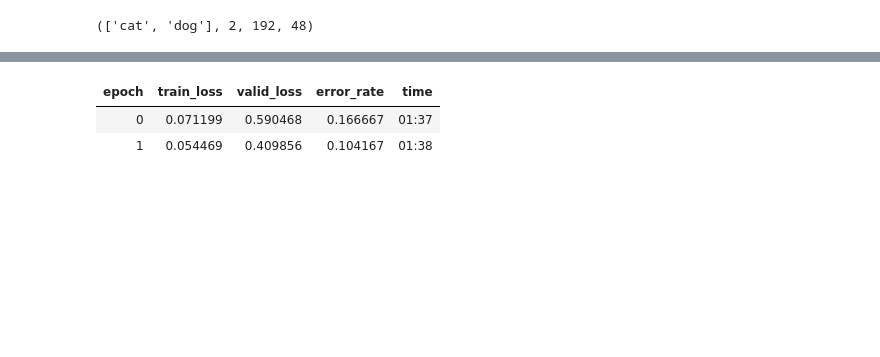
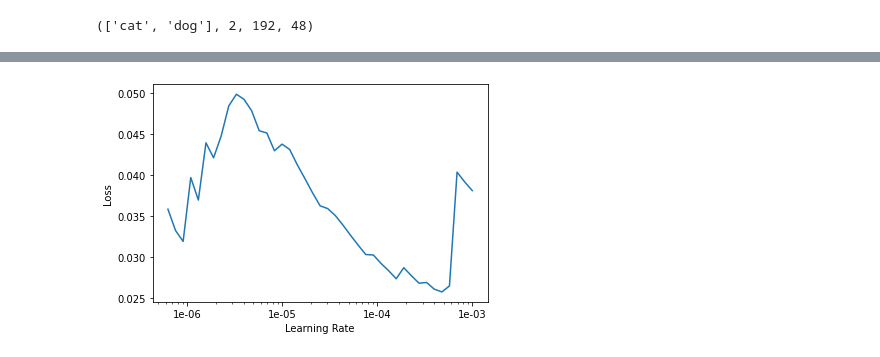
Before and after one commit to RatanNarayanHegde/GoogleColabFiles, a Jupyter notebook: ImageClassifier.ipynb, the cells around one changed output, grey strips where cells are left out. Drawn from its saved outputs; the diff is of its cells as text; code cells hidden in the pictures; blank space fills up the shorter version.

```diff
--- a/ImageClassifier.ipynb
+++ b/ImageClassifier.ipynb
@@ -81,6 +83,4 @@ KeyboardInterrupt: ignored
-# %%
-learn.fit_one_cycle(2, max_lr=slice(3e-5,3e-4))
-# %% [output]
-| epoch | train_loss | valid_loss | error_rate | time |
-| 0 | 0.071199 | 0.590468 | 0.166667 | 01:37 |
-| 1 | 0.054469 | 0.409856 | 0.104167 | 01:38 |
+# %%
+learn.recorder.plot()
+# %% [output]
+[figure, added]
```
Also changed, not shown: parts of 24 cells of this notebook.
